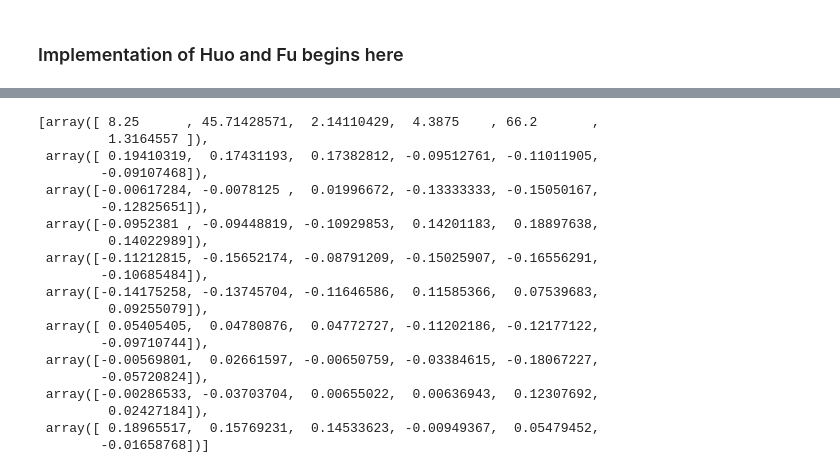
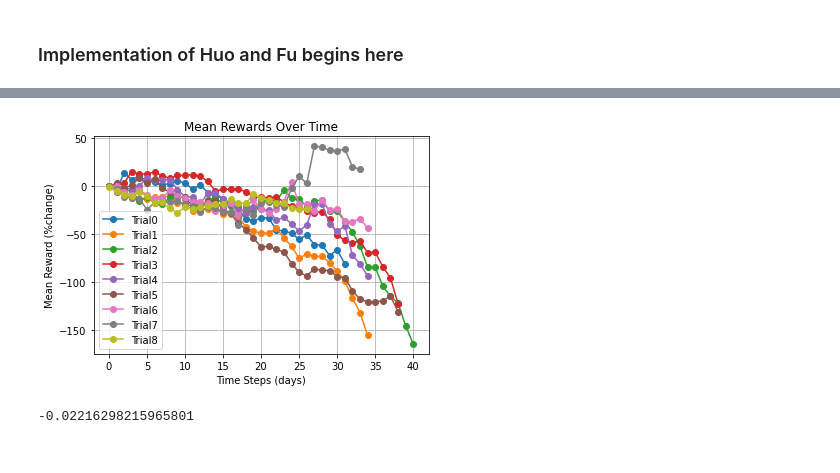
Before and after one commit to leonlu177/RLMarketMaking, a Jupyter notebook: leon_huofu.ipynb, the cells around one changed output, grey strips where cells are left out. Drawn from its saved outputs; the diff is of its cells as text; code cells hidden in the pictures.

```diff
--- a/leon_huofu.ipynb
+++ b/leon_huofu.ipynb
@@ -112,5 +79,5 @@ def F(gamma, u, alpha, t):
 # %%
-def omega_C(gamma, t, equal_weights=False):
+def omega_C(t, K, H, R, gamma_, delta_, equal_weights=False):
     """
     Definition: Equation 2.4
     Computes a risk-aware portfolio according to Equation 2.3.
@@ -121,7 +88,7 @@ def omega_C(gamma, t, equal_weights=False):
     def non_negative_constraint(u):
         return u
 
-    alpha = 0.05
+    alpha_ = 0.05
     constraints = [{'type': 'eq', 'fun': sum_constraint},
                    {'type': 'ineq', 'fun': non_negative_constraint}]
     initial_guess = np.ones(K)/K
@@ -130,7 +97,7 @@ def omega_C(gamma, t, equal_weights=False):
         return initial_guess
     else:
         result = opt.minimize(
-            fun = lambda u: F(gamma, u, alpha, t),
+            fun = lambda u: F(t, H, R, u, alpha_, gamma_, delta_),
             x0 = initial_guess,
             constraints = constraints
         )
@@ -157,24 +124,24 @@ def omega_C(gamma, t, equal_weights=False):
         # )
         return result.x
 # %%
-def sequential_selection_algo(K, lmda=lambda_, gamma=gamma_):
+def sequential_selection_algo(K, H, R, lambda_, gamma_, delta_, times_selected, equal_weights = False):
     """
     K: number of assets
     gamma: confidence level
     lambda_: risk preference
     """
-    returns = []
-    for t in range(10):
+    weights = []
+    for t in range(len(R)):
         # Equation. 2.2: compute omega_M(t)
+
         omega_M = np.zeros(K)
-        omega_M[I(t)] = 1
+        omega_M[I(t, K, R, times_selected)] = 1
 
         # Equation 2.4: compute the risk aware portfolio
-        risk_aware_portfolio = omega_C(gamma, t)
+        risk_aware_portfolio = omega_C(t, K, H, R, gamma_, delta_, equal_weights)
 
         # Equation 2.5: compute convex combination of UCB1 portfolio and risk aware portfolio
-        omega_star = lmda * omega_M + (1 - lmda) * risk_aware_portfolio
+        omega_star = lambda_ * omega_M + (1 - lambda_) * risk_aware_portfolio
         # "Receive portfolio reward"
-        curr_reward = R_matrix.iloc[t,:].to_numpy()
-        returns.append(curr_reward)
-    return returns # idk what to return; there might be a formula somewhere
+        weights.append(omega_star)
+    return weights
@@ -191,23 +147,0 @@ Name: 428, dtype: float64
-# %%
-sequential_selection_algo(K, lambda_, gamma_)
-# %% [output]
-[array([ 8.25      , 45.71428571,  2.14110429,  4.3875    , 66.2       ,
-         1.3164557 ]),
- array([ 0.19410319,  0.17431193,  0.17382812, -0.09512761, -0.11011905,
-        -0.09107468]),
- array([-0.00617284, -0.0078125 ,  0.01996672, -0.13333333, -0.15050167,
-        -0.12825651]),
- array([-0.0952381 , -0.09448819, -0.10929853,  0.14201183,  0.18897638,
-         0.14022989]),
- array([-0.11212815, -0.15652174, -0.08791209, -0.15025907, -0.16556291,
-        -0.10685484]),
- array([-0.14175258, -0.13745704, -0.11646586,  0.11585366,  0.07539683,
-         0.09255079]),
- array([ 0.05405405,  0.04780876,  0.04772727, -0.11202186, -0.12177122,
-        -0.09710744]),
- array([-0.00569801,  0.02661597, -0.00650759, -0.03384615, -0.18067227,
-        -0.05720824]),
- array([-0.00286533, -0.03703704,  0.00655022,  0.00636943,  0.12307692,
-         0.02427184]),
- array([ 0.18965517,  0.15769231,  0.14533623, -0.00949367,  0.05479452,
-        -0.01658768])]
@@ -213,0 +187,23 @@ sequential_selection_algo(K, lambda_, gamma_)
+# %%
+test_reward_info = get_cumulative_rewards(5)
+# %%
+def plot_mean_rewards(reward_arr, title='', filename='vanilla.png'):
+    for i, r in enumerate(reward_arr):
+        time_steps = np.arange(0, len(r), 1)
+        values = [x * 100 for x in r]
+        plt.plot(time_steps, values, marker='o', label= 'Trial' + str(i))
+    plt.title('Mean Rewards Over Time: ' + title)
+    plt.xlabel('Time Steps (days)')
+    plt.ylabel('Mean Reward (%change)')
+    plt.legend(ncol=2)
+    plt.grid(True)
+    plt.savefig(filename)
+    plt.show()
+# %%
+plot_mean_rewards(test_reward_info[1])
+# %% [output]
+[figure, added]
+# %%
+print(np.mean(test_reward_info[0])/40)
+# %% [output]
+-0.02216298215965801
```
Also changed, not shown: parts of 11 cells of this notebook, 6 other files.
